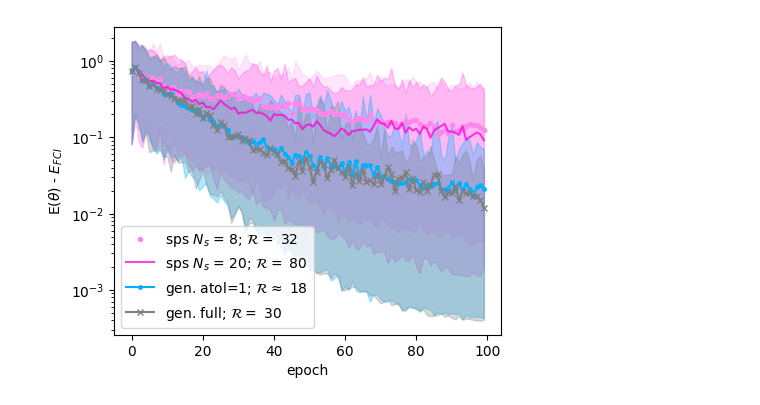
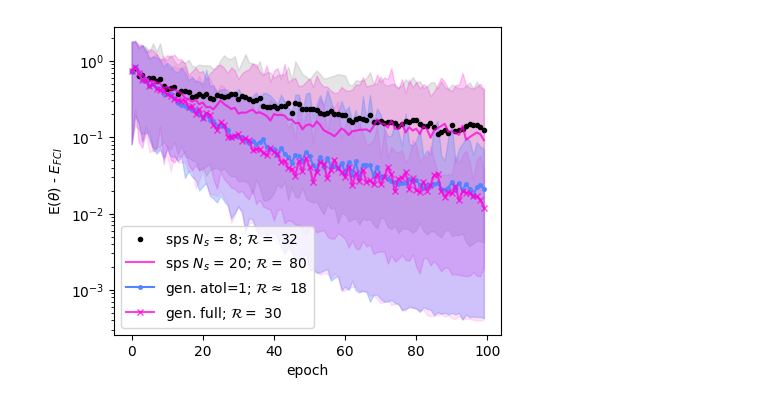
Before and after one commit to XanaduAI/Analytic_Pulse_Gradients, a Jupyter notebook: VQE_HeHplus/VQE_HeHplus.ipynb, the cells around one changed output. Cells and saved outputs as stored; diff of their text form; code cells hidden in the pictures.

```diff
--- a/VQE_HeHplus/VQE_HeHplus.ipynb
+++ b/VQE_HeHplus/VQE_HeHplus.ipynb
@@ -49,29 +49,27 @@ lower_percentile_generator = np.percentile(energy_generator, 5, axis=0)  # 5th p
 upper_percentile_generator = np.percentile(energy_generator, 95, axis=0)  # 95th percentile (90% above)
 # %%
 fig, ax = plt.subplots(figsize=(5,4))
-color = ['#00b1ffff', '#D7A2F6', '#ff00d9bc', '#FF87EB', '#FFE096', '#FDC9DE', '#E1EBA8', '#C6FDD9']
+color = ['#00b1ffff', '#D7A2F6', '#ff00d9bc', '#5184ffff', '#FFE096', '#FDC9DE', '#E1EBA8', '#C6FDD9']
 x = np.arange(100)
 n_splits = [8, 20]
 Rs = [32, 80]
 
-ax.plot(x, y_ps_mean[0], "o", markersize=3, label=f"sps $N_s$ = {n_splits[0]}; $\\mathcal{{R}} =$ {Rs[0]}", color=color[3])
-ax.fill_between(x, lower_percentile_ps[0], upper_percentile_ps[0], alpha=0.2, color=color[3])
+ax.plot(x, y_ps_mean[0], "o", markersize=3, label=f"sps $N_s$ = {n_splits[0]}; $\\mathcal{{R}} =$ {Rs[0]}", color="black")
+ax.fill_between(x, lower_percentile_ps[0], upper_percentile_ps[0], alpha=0.2, color="gray")
 
 ax.plot(x, y_ps_mean[1], "-", label=f"sps $N_s$ = {n_splits[1]}; $\\mathcal{{R}} =$ {Rs[1]}", color=color[2])
 ax.fill_between(x, lower_percentile_ps[1], upper_percentile_ps[1], alpha=0.2, color=color[2])
 
-x = np.arange(100)
-ax.plot(x, y_generator_mean, ".-", markersize=5, label="gen. atol=1; $\\mathcal{R} \\approx$ 18", color=color[0])
-ax.fill_between(x, lower_percentile_generator, upper_percentile_generator, alpha=0.3, color=color[0])
+ax.plot(x, y_generator_mean, ".-", markersize=5, label="gen. atol=1; $\\mathcal{R} \\approx$ 18", color=color[3])
+ax.fill_between(x, lower_percentile_generator, upper_percentile_generator, alpha=0.3, color=color[3])
 
-ax.plot(x, y_jax_mean, "x-", markersize=5, label="gen. full; $\\mathcal{R} =$ 30", color="gray")
-ax.fill_between(x, lower_percentile_jax, upper_percentile_jax, alpha=0.3, color="gray")
+ax.plot(x, y_jax_mean, "x-", markersize=5, label="gen. full; $\\mathcal{R} =$ 30", color=color[2])
+ax.fill_between(x, lower_percentile_jax, upper_percentile_jax, alpha=0.1, color=color[2])
 
 ax.legend(loc=3)
 ax.set_ylabel("E($\\theta$) - $E_{{FCI}}$")
 ax.set_xlabel("epoch")
-#ax.set_title("CTRL-VQE H2 (0.74Å)")
-#ax.set_xscale("log")
+
 ax.set_yscale("log")
 # %% [output]
-[figure, old version]
+[figure, new version]
```
Also changed, not shown: 9 other files.
